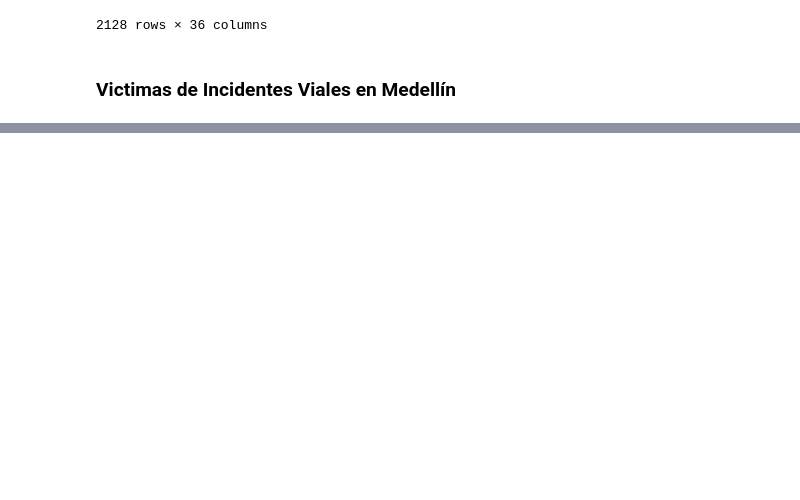
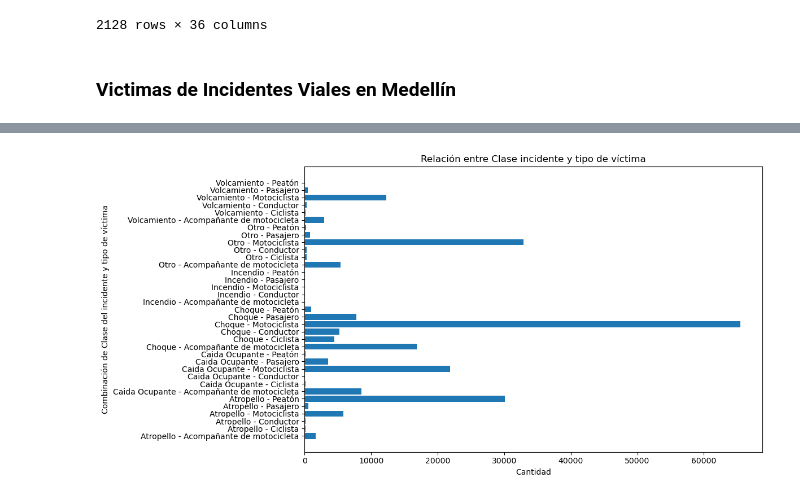
Before and after one commit to SebasMora28/Proyecto_analitica_aplicada, a Jupyter notebook: data_exploration.ipynb, the cells around one changed output, grey strips where cells are left out. Saved outputs shown, nothing was run; the diff lists cells and outputs as text; code cells hidden in the pictures; blank space fills up the shorter version.

```diff
--- a/data_exploration.ipynb
+++ b/data_exploration.ipynb
@@ -244,0 +399,15 @@ Name: Gravedad_victima, dtype: int64
+# %%
+incident_condition_counts = mede_victimas.groupby(['Clase_incidente', 'Condicion']).size().reset_index(name='Cantidad')
+
+# Crear un gráfico de barras horizontal
+plt.figure(figsize=(12, 6))
+plt.barh(incident_condition_counts['Clase_incidente'] + ' - ' + incident_condition_counts['Condicion'], incident_condition_counts['Cantidad'])
+plt.xlabel('Cantidad')
+plt.ylabel('Combinación de Clase del incidente y tipo de víctima')
+plt.title('Relación entre Clase incidente y tipo de víctima')
+plt.tight_layout()
+
+# Mostrar el gráfico
+plt.show()
+# %% [output]
+[figure, added]
```
Also changed, not shown: parts of 8 cells of this notebook.
